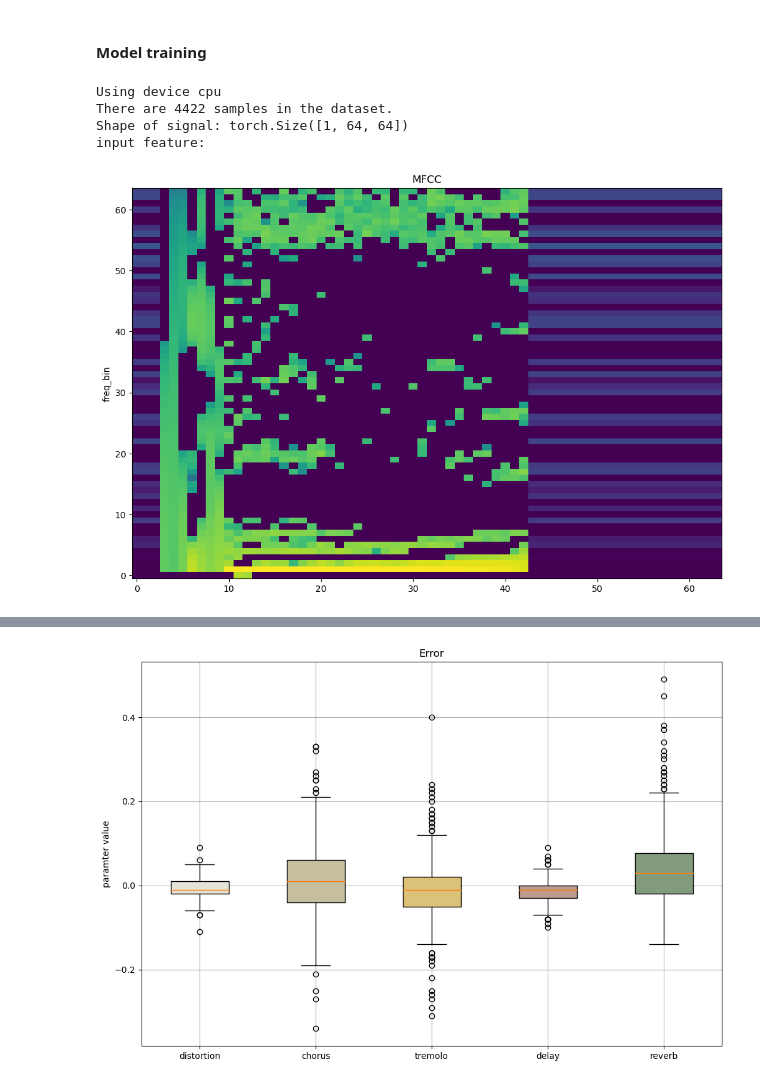
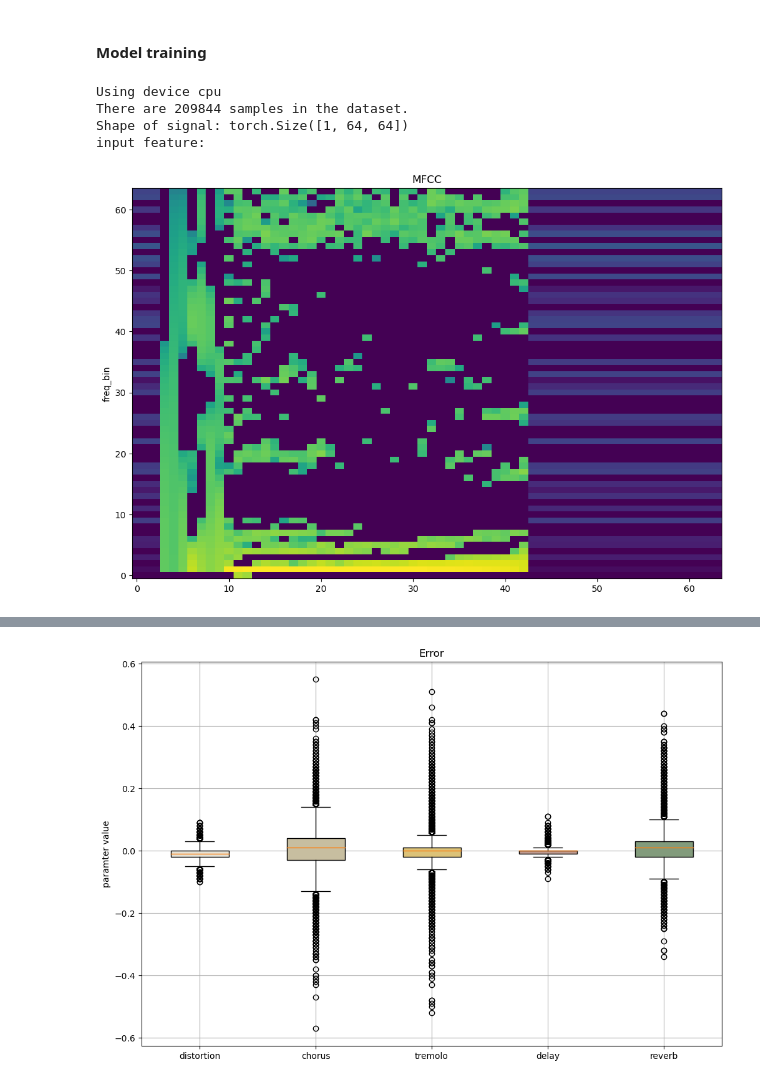
Before and after one commit to DCisHurt/Guitar-MIR, a Jupyter notebook: ex3_parameter_extraction.ipynb, the cells around one changed output, grey strips where cells are left out. Cells and saved outputs as stored; diff of their text form; code cells hidden in the pictures.

```diff
--- a/ex3_parameter_extraction.ipynb
+++ b/ex3_parameter_extraction.ipynb
@@ -9,29 +9,13 @@ import os
 # %%
 SAMPLE_RATE = 22050
 NUM_SAMPLES = 22050*3
-
-mel_spectrogram = torchaudio.transforms.MelSpectrogram(
-    sample_rate=SAMPLE_RATE,
-    n_fft=512,
-    hop_length=1050,
-    n_mels=64,
-    # power=2
-)
-
-spectrogram = torchaudio.transforms.Spectrogram(
-    power=2,
-    n_fft=127,
-    win_length= 127,
-    hop_length= 1040,
-    normalized=True
-)
 
 mfcc = torchaudio.transforms.MFCC(
     sample_rate = SAMPLE_RATE,
     n_mfcc = 64,
     melkwargs = {
         "n_fft": 1024,
-        "hop_length": 1030,
+        "hop_length": 1024,
         "n_mels": 64,
         "center": False})
 # %% [markdown]
@@ -60,7 +44,7 @@ def load_data(effect):
 
 def split_data(data):
 
-    BATCH_SIZE = round(len(data) / 200)
+    BATCH_SIZE = round(len(data) / 1500)
 
     split_ratio = [0.8, 0.1, 0.1]
     train_set, test_set, val_set = torch.utils.data.random_split(data, lengths=split_ratio)
@@ -90,7 +74,6 @@ from src.util import plot_box
 WEIGHTS_DIR = "_weights/"
 LEARNING_RATE = 0.001
 EPOCHS = 20
-
 
 
 if torch.cuda.is_available():
@@ -102,6 +85,11 @@ print(f"Using device {device}")
 error = [[], [], [], [], []]
 
 for fx in range(5):
+
+    WEIGHTS_PATH = os.path.join(WEIGHTS_DIR, EXPERIMENT_NAME + "_" + str(fx))
+
+    if not os.path.exists('%s' % WEIGHTS_DIR):
+        os.makedirs('%s' % WEIGHTS_DIR)
 
     fxData = load_data(fx)
     train_dataloader, test_dataloader, val_dataloader = split_data(fxData)
@@ -131,29 +119,21 @@ for fx in range(5):
                 device,
                 log_writer,
                 EPOCHS,
+                WEIGHTS_PATH,
                 effect=fx)
 
     _, _, log = train.test(cnn, val_dataloader, device, effect=fx)
     for _, data in enumerate(log):
         error[fx].append(data[3])
 
-    WEIGHTS_FILE = os.path.join(WEIGHTS_DIR, EXPERIMENT_NAME + "_" + str(fx) + ".pth")
-
-    if not os.path.exists('%s' % WEIGHTS_DIR):
-        os.makedirs('%s' % WEIGHTS_DIR)
-
-    # save model
-    torch.save(cnn.state_dict(), WEIGHTS_FILE)
-    print("Trained feed forward net saved at %s" %(WEIGHTS_FILE))
-
 log_writer.add_figure("Error Box",
                       plot_box(error, title="Error", labels=EFFECT_MAP, ylabel="paramter value"))
 
 log_writer.close()
 # %% [output]
 Using device cpu
-There are 4422 samples in the dataset.
+There are 209844 samples in the dataset.
 Shape of signal: torch.Size([1, 64, 64])
 input feature:
-[figure, old version]
+[figure, new version]
 Epoch 1
@@ -176 +156 @@ Trained feed forward net saved at _weights/c53_parameter_4.pth
-[figure, old version]
+[figure, new version]
```
Also changed, not shown: parts of 1 cell of this notebook, 1 other file.
